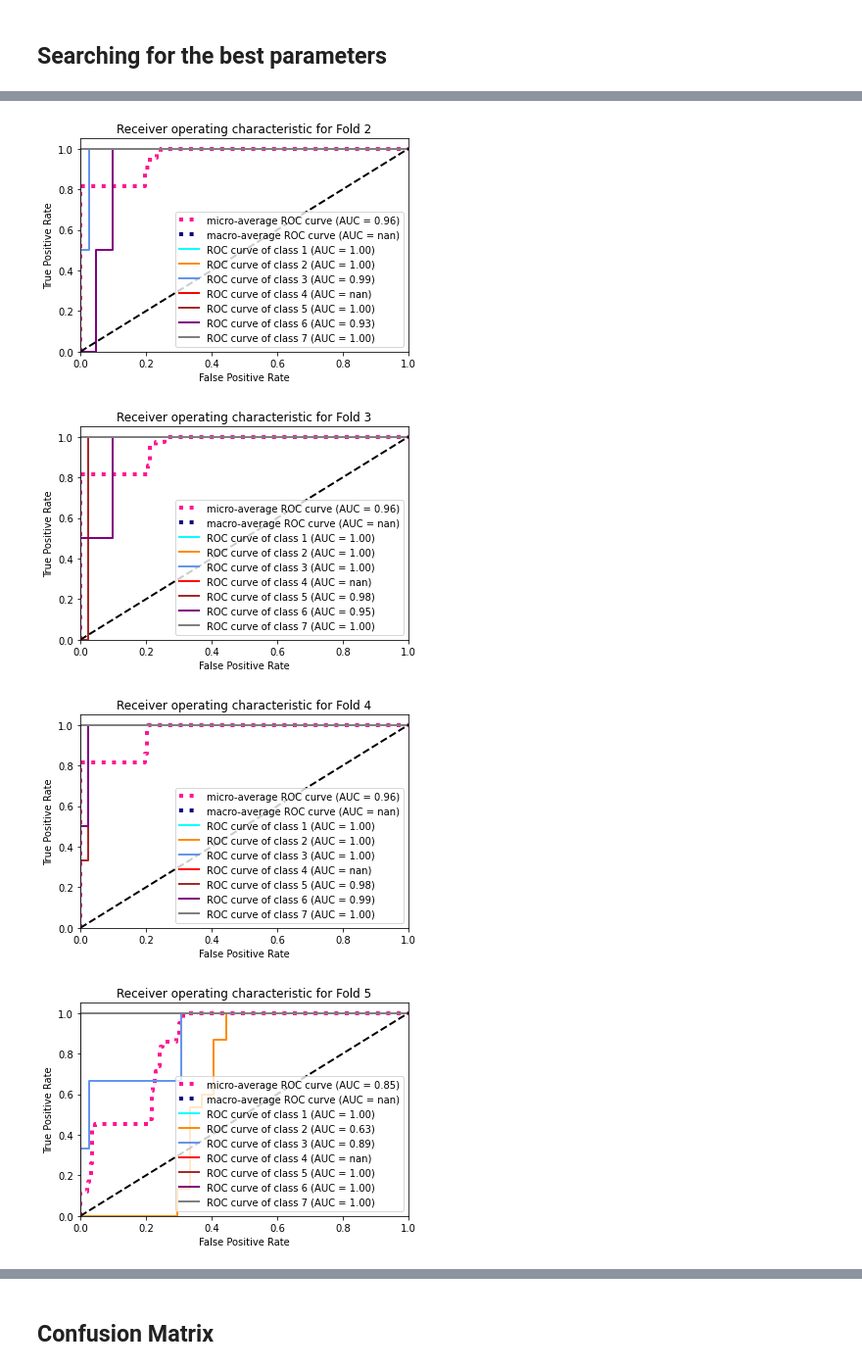
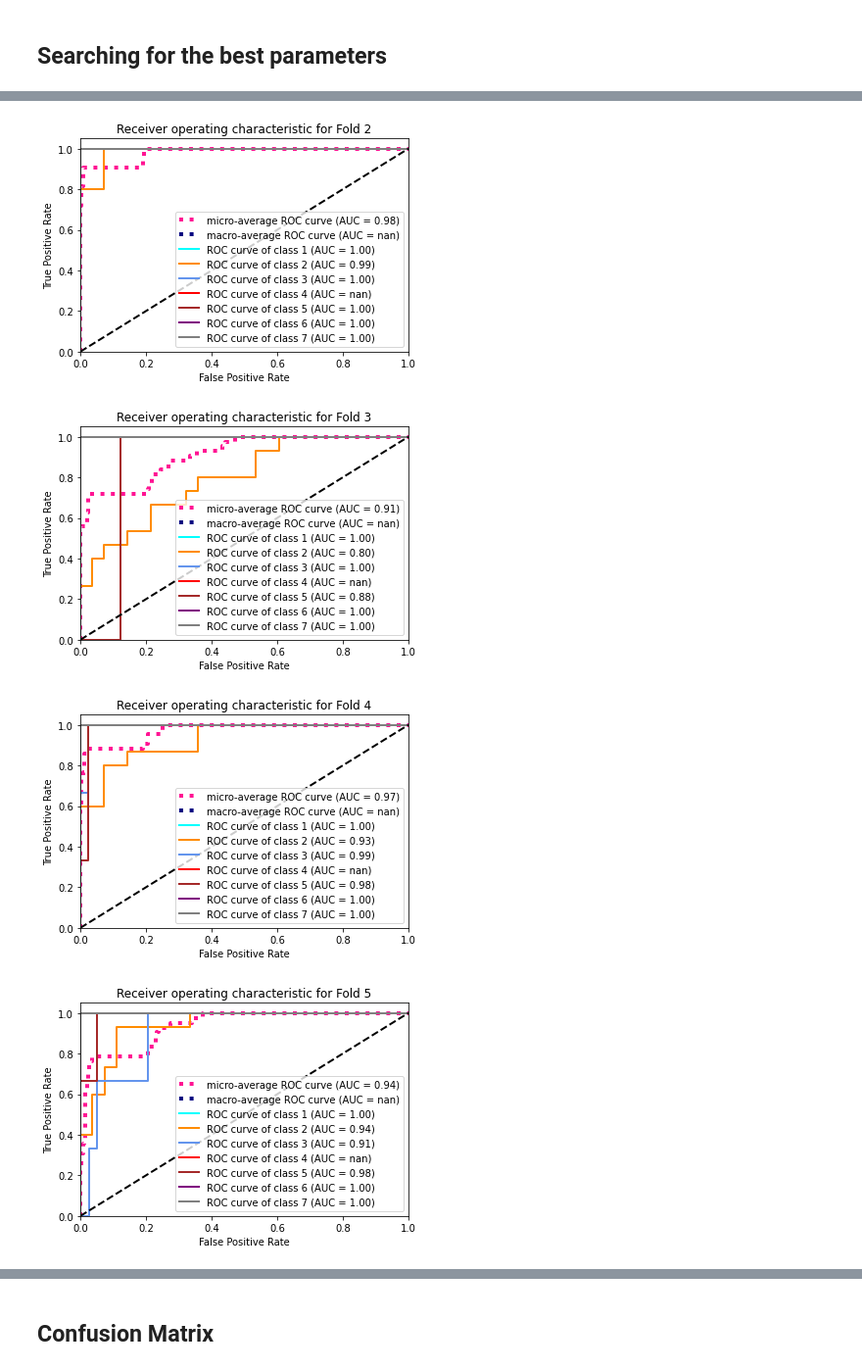
Before and after one commit to pemba007/glass-ml, a Jupyter notebook: index.ipynb, the cells around one changed output, grey strips where cells are left out. Shown at 98% size. Cells and saved outputs as stored; diff of their text form; code cells hidden in the pictures.

```diff
--- a/index.ipynb
+++ b/index.ipynb
@@ -89,7 +112,10 @@ df.drop(columns = ['Glass_Type'], inplace = True)
-# %%
-from sklearn.preprocessing import Normalizer
-
-df = Normalizer().fit_transform(df)
+# %%
+# Preprocessing
+from sklearn.preprocessing import Normalizer, QuantileTransformer
+from sklearn.pipeline import FeatureUnion
+
+ct = FeatureUnion([("norm1", Normalizer(norm='l1')),("quantlie", QuantileTransformer(n_quantiles=10))])
+df = ct.fit_transform(df)
 # %% [markdown]
 # Training Model
 # %% [markdown]
@@ -119,13 +150,12 @@ from itertools import cycle
 
 skf = StratifiedKFold(n_splits=5)
 
-# Defining classifier
-classifier = SVC(probability=True, C= 19, degree = 0, kernel =  'rbf')
+# Defining classifier with the best parameters
+classifier = SVC(probability=True, C = 15, degree = 0, kernel = 'rbf')
 
 clf = OneVsRestClassifier(classifier)
 fold = 0
 
-conf_matrixes = list()
 actual_classes = list()
 predicted_classes = list()
 
@@ -147,12 +177,6 @@ for train_index, test_index in skf.split(df, y):
 
   y_actual_classes = classifier.fit(X_train, before_y_train).predict(X_test)
 
-  # print(y_actual_classes)
-  # print(y_pred)
-
-  cmf = multilabel_confusion_matrix(before_y_test, y_actual_classes)
-  conf_matrixes.append(cmf)
-
   actual_classes = np.append(actual_classes, before_y_test)
   predicted_classes = np.append(predicted_classes, y_actual_classes)
 
@@ -167,7 +191,6 @@ for train_index, test_index in skf.split(df, y):
   # Compute micro-average ROC curve and ROC area
   fpr["micro"], tpr["micro"], _ = roc_curve(y_test.ravel(), y_pred.ravel())
   roc_auc["micro"] = auc(fpr["micro"], tpr["micro"])
-  # plt.figure()
   lw = 2
 
   # First aggregate all false positive rates
@@ -228,5 +251,5 @@ for train_index, test_index in skf.split(df, y):
-[figure, old version]
+[figure, new version]
-[figure, old version]
+[figure, new version]
-[figure, old version]
+[figure, new version]
-[figure, old version]
+[figure, new version]
 # %%
```
Also changed, not shown: parts of 16 cells of this notebook.
